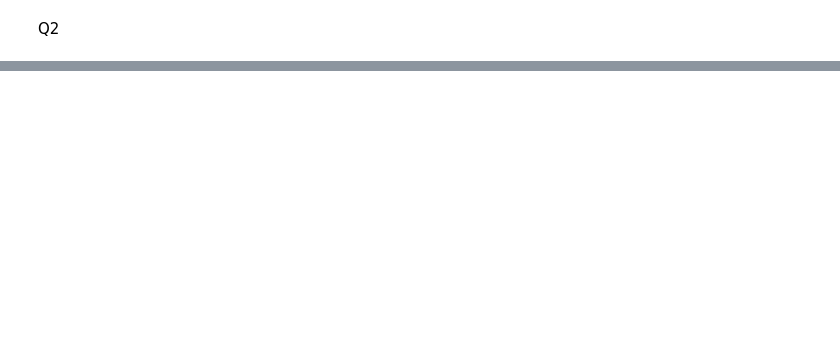
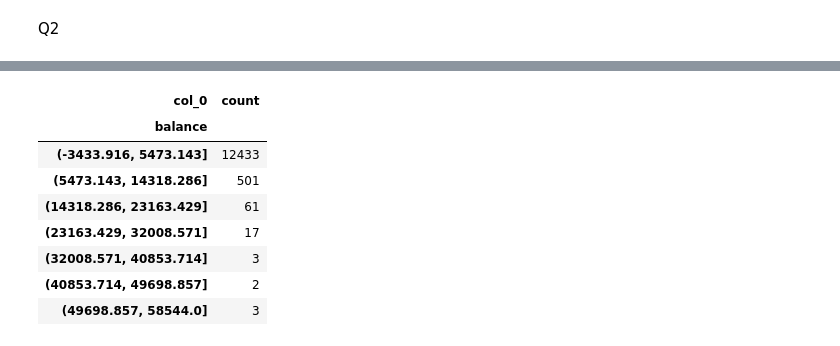
Before and after one commit to gefenk9/DataScience, a Jupyter notebook: ex1.ipynb, the cells around one changed output, grey strips where cells are left out. Drawn from its saved outputs; the diff is of its cells as text; code cells hidden in the pictures; blank space fills up the shorter version.

```diff
--- a/ex1.ipynb
+++ b/ex1.ipynb
@@ -120,0 +142,2 @@ Q2
+# %%
+df2 = df[df["contact"] == "unknown"]
@@ -120,0 +153,4 @@ Q2
+# %%
+width= pd.cut(df2["balance"], 7)
+depth = pd.qcut(df2["age"], 6)
+print width, depth
@@ -120,0 +175,14 @@ Q2
+# %%
+my_tab = pd.crosstab(index=width,  columns="count")
+
+my_tab
+# %% [output]
+| col_0 | count |
+| balance |  |
+| (-3433.916, 5473.143] | 12433 |
+| (5473.143, 14318.286] | 501 |
+| (14318.286, 23163.429] | 61 |
+| (23163.429, 32008.571] | 17 |
+| (32008.571, 40853.714] | 3 |
+| (40853.714, 49698.857] | 2 |
+| (49698.857, 58544.0] | 3 |
```
Also changed, not shown: parts of 8 cells of this notebook, 1 other file.
